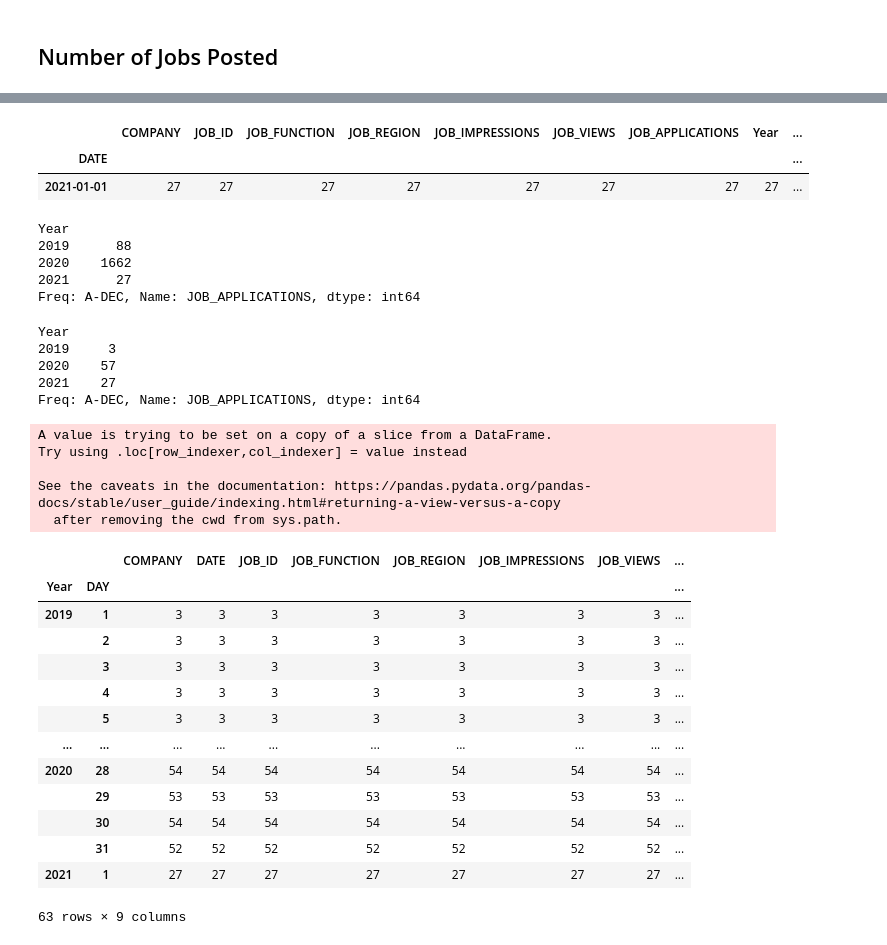
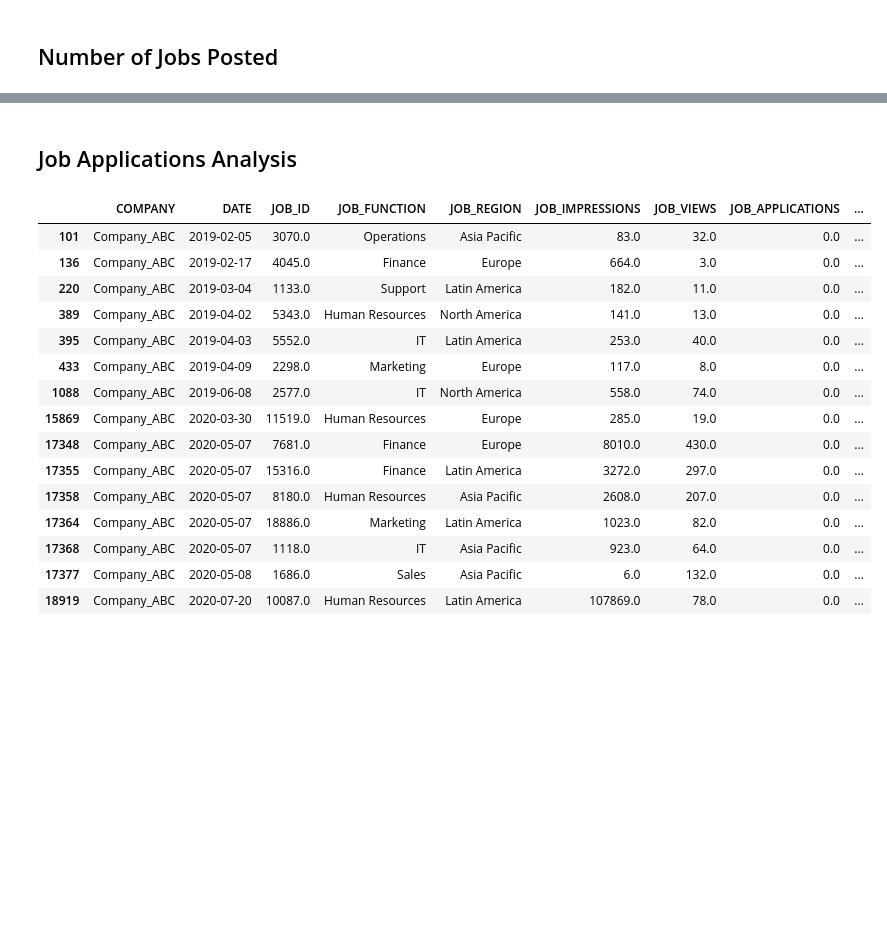
Before and after one commit to bminhas01/job-slots-case-study, a Jupyter notebook: Analysis.ipynb, the cells around one changed output, grey strips where cells are left out. Saved outputs shown, nothing was run; the diff lists cells and outputs as text; code cells hidden in the pictures; blank space fills up the shorter version.

```diff
--- a/Analysis.ipynb
+++ b/Analysis.ipynb
@@ -186,57 +231,22 @@ dept_year_df
-# %%
-df = dataset_df
-df['MonthYear'] = pd.to_datetime(df['DATE']).dt.to_period('M')
-yr_2021_df = df[(df['Year'] == '2021')]
-yr_2021_df = yr_2021_df.groupby(['DATE']).count()
-yr_2021_df
-# %% [output]
-|  | COMPANY | JOB_ID | JOB_FUNCTION | JOB_REGION | JOB_IMPRESSIONS | JOB_VIEWS | JOB_APPLICATIONS | Year | ... |
-| DATE |  |  |  |  |  |  |  |  | ... |
-| 2021-01-01 | 27 | 27 | 27 | 27 | 27 | 27 | 27 | 27 | ... |
-# %%
-jan_df = df[(df['MonthYear'] == '2019-01')|(df['MonthYear'] == '2020-01')|(df['MonthYear'] == '2021-01')]
-jan_grouped = jan_df.groupby(['Year'])['JOB_APPLICATIONS'].count()
-jan_grouped
-# %% [output]
-Year
-2019      88
-2020    1662
-2021      27
-Freq: A-DEC, Name: JOB_APPLICATIONS, dtype: int64
-# %%
-jan_df = df[(df['DATE'] == '2019-01-01')|(df['DATE'] == '2020-01-01')|(df['DATE'] == '2021-01-01')]
-jan_grouped = jan_df.groupby(['Year'])['JOB_APPLICATIONS'].count()
-jan_grouped
-# %% [output]
-Year
-2019     3
-2020    57
-2021    27
-Freq: A-DEC, Name: JOB_APPLICATIONS, dtype: int64
-# %%
-# jan_df['DATE'] = pd.to_datetime(jan_df['DATE'], format = '%Y-%m-%d')
-# jan_df['Day'] = (jan_df['DATE']).values.astype('datetime64[D]')
-jan = jan_df
-jan['DAY'] = pd.DatetimeIndex(jan_df['DATE']).day
-jan2  = jan.groupby(['Year','DAY']).count()
-jan2
-# %% [output]
-A value is trying to be set on a copy of a slice from a DataFrame.
-Try using .loc[row_indexer,col_indexer] = value instead
-
-See the caveats in the documentation: https://pandas.pydata.org/pandas-docs/stable/user_guide/indexing.html#returning-a-view-versus-a-copy
-  after removing the cwd from sys.path.
-|  |  | COMPANY | DATE | JOB_ID | JOB_FUNCTION | JOB_REGION | JOB_IMPRESSIONS | JOB_VIEWS | ... |
-| Year | DAY |  |  |  |  |  |  |  | ... |
-| 2019 | 1 | 3 | 3 | 3 | 3 | 3 | 3 | 3 | ... |
-|  | 2 | 3 | 3 | 3 | 3 | 3 | 3 | 3 | ... |
-|  | 3 | 3 | 3 | 3 | 3 | 3 | 3 | 3 | ... |
-|  | 4 | 3 | 3 | 3 | 3 | 3 | 3 | 3 | ... |
-|  | 5 | 3 | 3 | 3 | 3 | 3 | 3 | 3 | ... |
-| ... | ... | ... | ... | ... | ... | ... | ... | ... | ... |
-| 2020 | 28 | 54 | 54 | 54 | 54 | 54 | 54 | 54 | ... |
-|  | 29 | 53 | 53 | 53 | 53 | 53 | 53 | 53 | ... |
-|  | 30 | 54 | 54 | 54 | 54 | 54 | 54 | 54 | ... |
-|  | 31 | 52 | 52 | 52 | 52 | 52 | 52 | 52 | ... |
-| 2021 | 1 | 27 | 27 | 27 | 27 | 27 | 27 | 27 | ... |
-63 rows × 9 columns
+# %% [markdown]
+## Job Applications Analysis
+# %%
+no_apps_df = dataset_df[dataset_df['JOB_APPLICATIONS']<1]
+no_apps_df
+# %% [output]
+|  | COMPANY | DATE | JOB_ID | JOB_FUNCTION | JOB_REGION | JOB_IMPRESSIONS | JOB_VIEWS | JOB_APPLICATIONS | ... |
+| 101 | Company_ABC | 2019-02-05 | 3070.0 | Operations | Asia Pacific | 83.0 | 32.0 | 0.0 | ... |
+| 136 | Company_ABC | 2019-02-17 | 4045.0 | Finance | Europe | 664.0 | 3.0 | 0.0 | ... |
+| 220 | Company_ABC | 2019-03-04 | 1133.0 | Support | Latin America | 182.0 | 11.0 | 0.0 | ... |
+| 389 | Company_ABC | 2019-04-02 | 5343.0 | Human Resources | North America | 141.0 | 13.0 | 0.0 | ... |
+| 395 | Company_ABC | 2019-04-03 | 5552.0 | IT | Latin America | 253.0 | 40.0 | 0.0 | ... |
+| 433 | Company_ABC | 2019-04-09 | 2298.0 | Marketing | Europe | 117.0 | 8.0 | 0.0 | ... |
+| 1088 | Company_ABC | 2019-06-08 | 2577.0 | IT | North America | 558.0 | 74.0 | 0.0 | ... |
+| 15869 | Company_ABC | 2020-03-30 | 11519.0 | Human Resources | Europe | 285.0 | 19.0 | 0.0 | ... |
+| 17348 | Company_ABC | 2020-05-07 | 7681.0 | Finance | Europe | 8010.0 | 430.0 | 0.0 | ... |
+| 17355 | Company_ABC | 2020-05-07 | 15316.0 | Finance | Latin America | 3272.0 | 297.0 | 0.0 | ... |
+| 17358 | Company_ABC | 2020-05-07 | 8180.0 | Human Resources | Asia Pacific | 2608.0 | 207.0 | 0.0 | ... |
+| 17364 | Company_ABC | 2020-05-07 | 18886.0 | Marketing | Latin America | 1023.0 | 82.0 | 0.0 | ... |
+| 17368 | Company_ABC | 2020-05-07 | 1118.0 | IT | Asia Pacific | 923.0 | 64.0 | 0.0 | ... |
+| 17377 | Company_ABC | 2020-05-08 | 1686.0 | Sales | Asia Pacific | 6.0 | 132.0 | 0.0 | ... |
+| 18919 | Company_ABC | 2020-07-20 | 10087.0 | Human Resources | Latin America | 107869.0 | 78.0 | 0.0 | ... |
```
Also changed, not shown: parts of 16 cells of this notebook.
